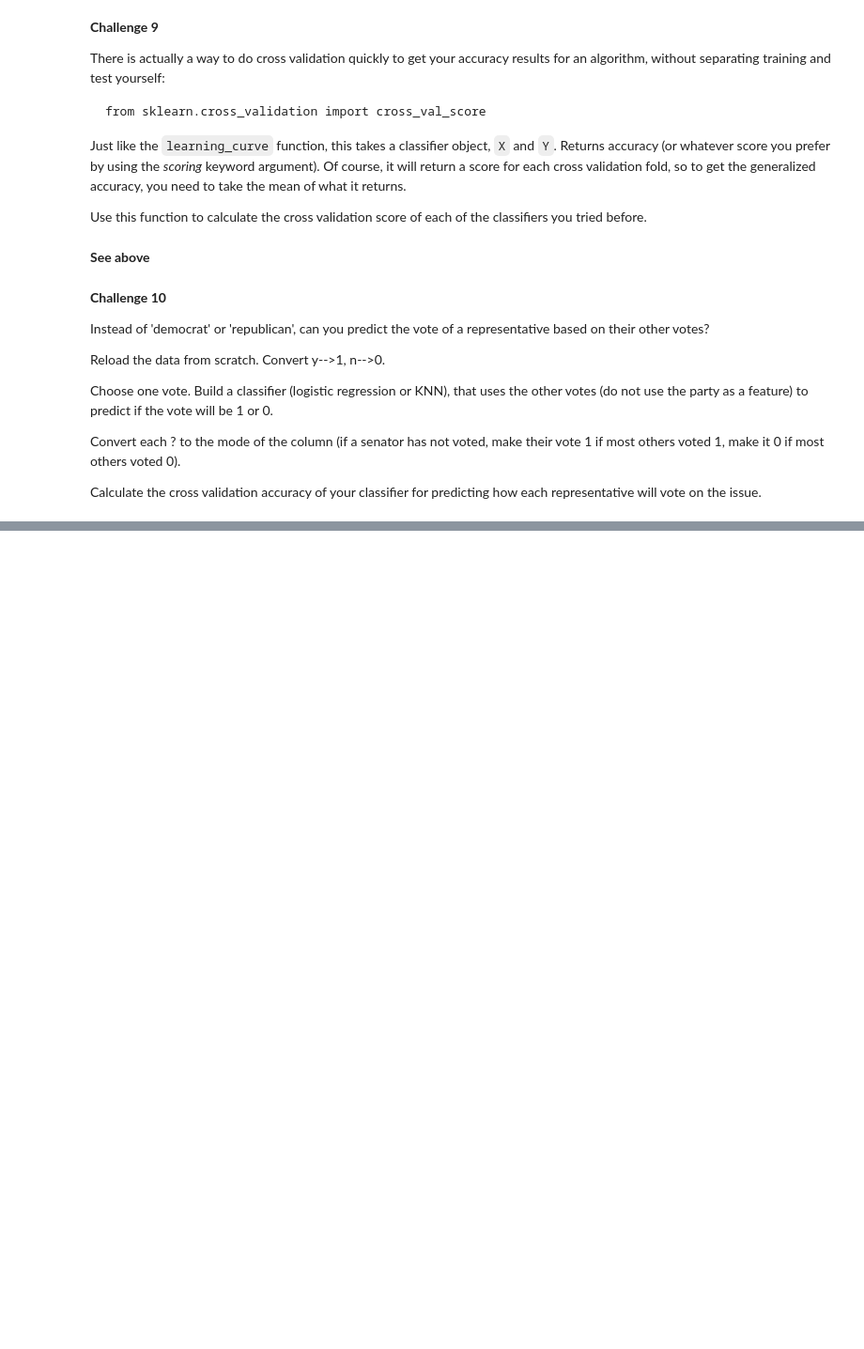
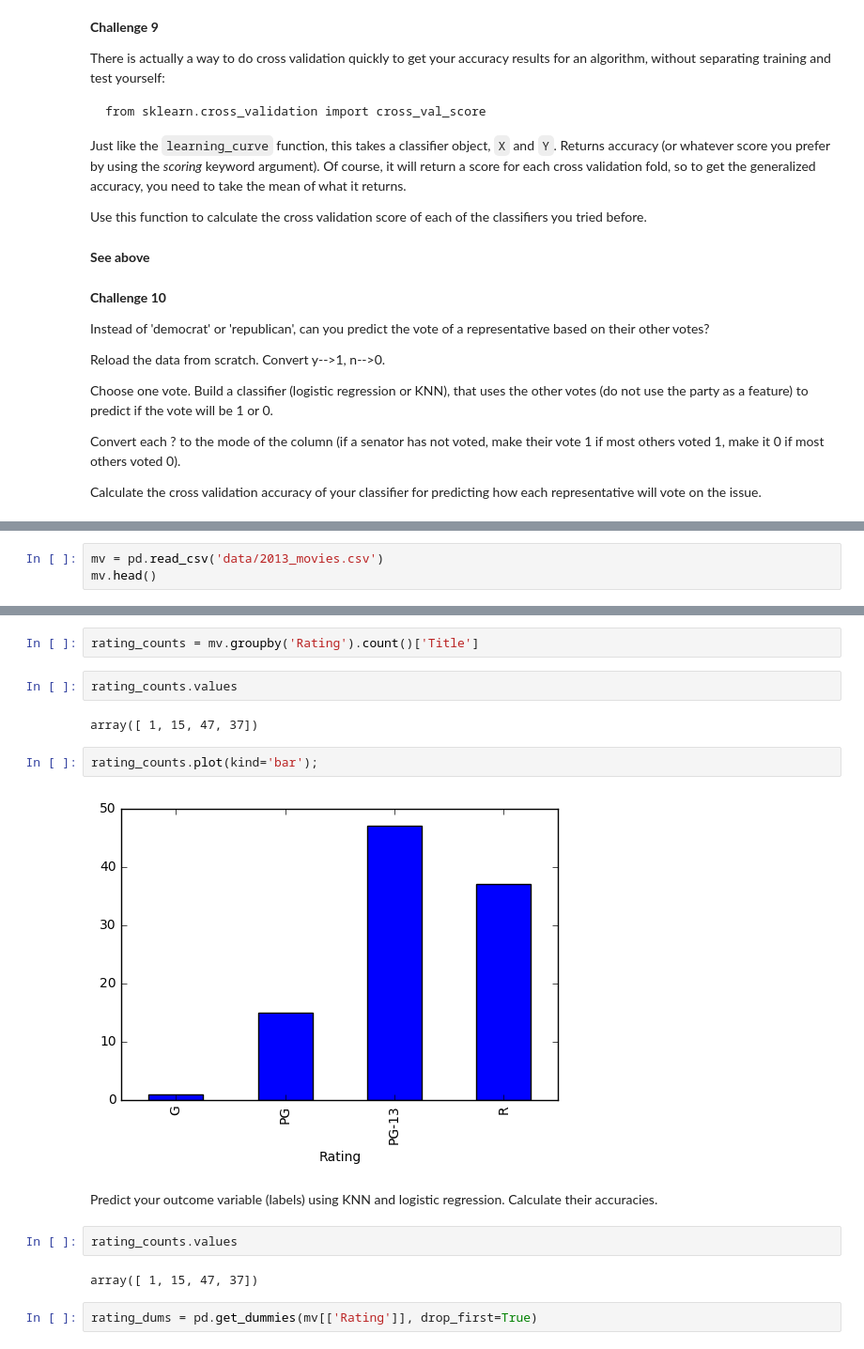
Before and after one commit to hh2010/metis_hasan, a Jupyter notebook: challenges/challenge_set_7.ipynb, the cells around one changed output, grey strips where cells are left out. Shown at 94% size. Saved outputs shown, nothing was run; the diff lists cells and outputs as text; blank space fills up the shorter version.

```diff
--- a/challenges/challenge_set_7.ipynb
+++ b/challenges/challenge_set_7.ipynb
@@ -313,0 +380,3 @@ df_votes_2.fillna(df_votes.mode(), inplace=True)
+# %%
+mv = pd.read_csv('data/2013_movies.csv')
+mv.head()
@@ -313,0 +390,18 @@ df_votes_2.fillna(df_votes.mode(), inplace=True)
+# %%
+rating_counts = mv.groupby('Rating').count()['Title']
+# %%
+rating_counts.values
+# %% [output]
+array([ 1, 15, 47, 37])
+# %%
+rating_counts.plot(kind='bar');
+# %% [output]
+[figure, added]
+# %% [markdown]
+Predict your outcome variable (labels) using KNN and logistic regression. Calculate their accuracies.
+# %%
+rating_counts.values
+# %% [output]
+array([ 1, 15, 47, 37])
+# %%
+rating_dums = pd.get_dummies(mv[['Rating']], drop_first=True)
```
Also changed, not shown: parts of 54 cells of this notebook, 1 other file.
